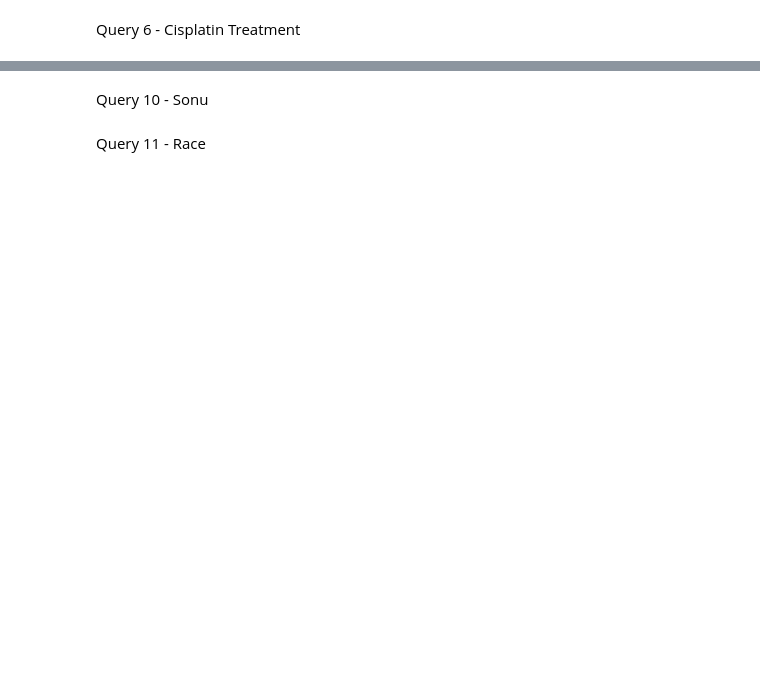
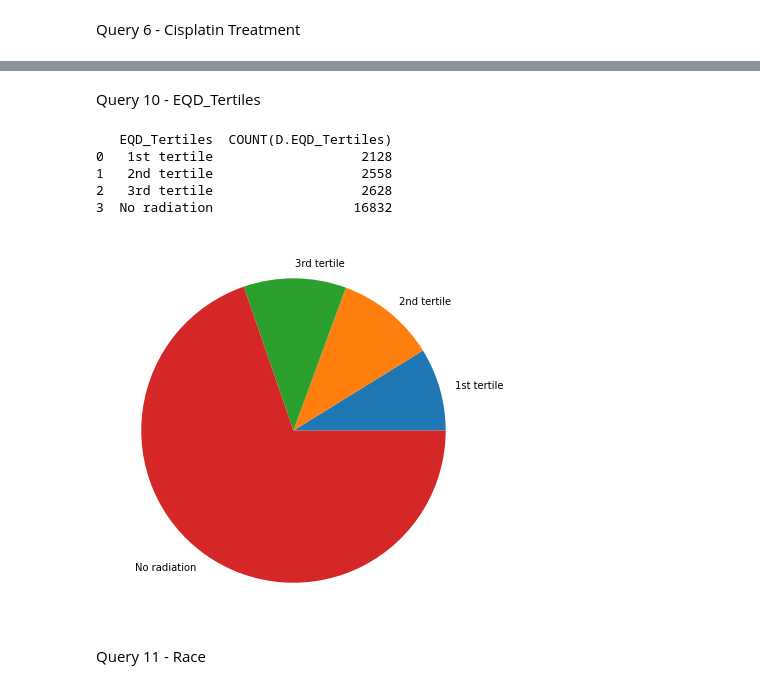
Before and after one commit to VigneshPerumal2/CancerCare, a Jupyter notebook: CancerCareTwitterBot.ipynb, the cells around one changed output, grey strips where cells are left out. Saved outputs shown, nothing was run; the diff lists cells and outputs as text; code cells hidden in the pictures; blank space fills up the shorter version.

```diff
--- a/CancerCareTwitterBot.ipynb
+++ b/CancerCareTwitterBot.ipynb
@@ -654,2 +921,2 @@ Query 9 - Sonu
 # %% [markdown]
-Query 10 - Sonu
+Query 10 - EQD_Tertiles
@@ -658,3 +923,54 @@ Query 10 - Sonu
+# %%
+# Query 10 - EQD_Tertiles
+import sqlite3
+import pandas as pd
+con = sqlite3.connect('cancer.db')
+q1 = (
+'''SELECT  D.EQD_Tertiles,COUNT(D.EQD_Tertiles)
+FROM MICROTUBULE D
+LEFT JOIN PATIENT P
+    ON P.Patient_ID = D.Patient_ID
+GROUP BY D.EQD_Tertiles
+;
+'''
+      )
+
+
+
+# Convert the SQL query to Pandas data Frame
+r1 = pd.read_sql(q1, con)
+r1.head(5)
+print(r1)
+
+
+
+# Import libraries
+from matplotlib import pyplot as plt
+import numpy as np
+
+
+
+# Creating dataset
+labels = r1['EQD_Tertiles']
+data = r1['COUNT(D.EQD_Tertiles)']
+
+
+
+# Creating plot
+fig = plt.figure(figsize =(10, 7))
+plt.pie(data, labels = labels)
+
+
+
+# show plot
+plt.show()
+# %% [output]
+   EQD_Tertiles  COUNT(D.EQD_Tertiles)
+0   1st tertile                   2128
+1   2nd tertile                   2558
+2   3rd tertile                   2628
+3  No radiation                  16832
+[figure, added]
 # %% [markdown]
 Query 11 - Race
 # %%
```
Also changed, not shown: parts of 28 cells of this notebook, 1 other file.
